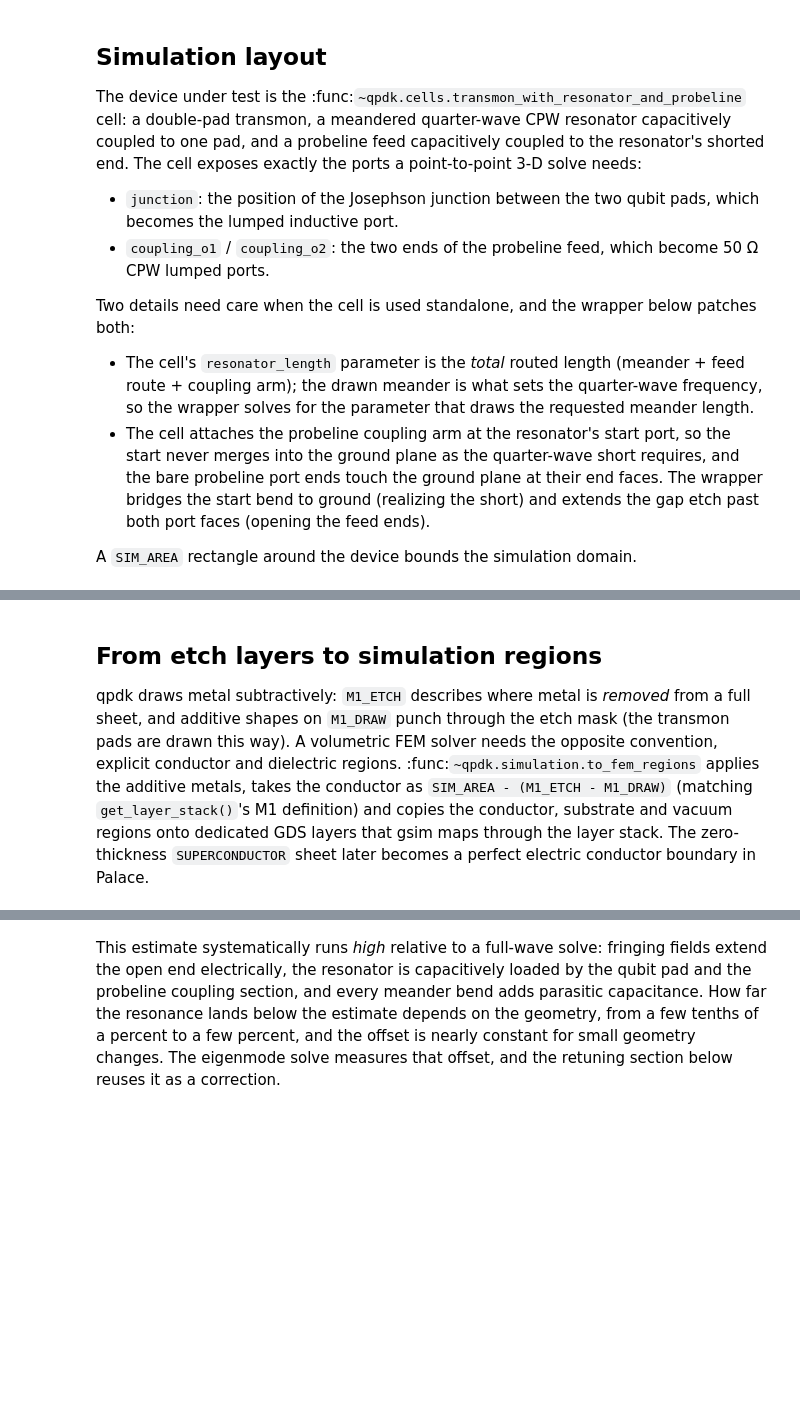
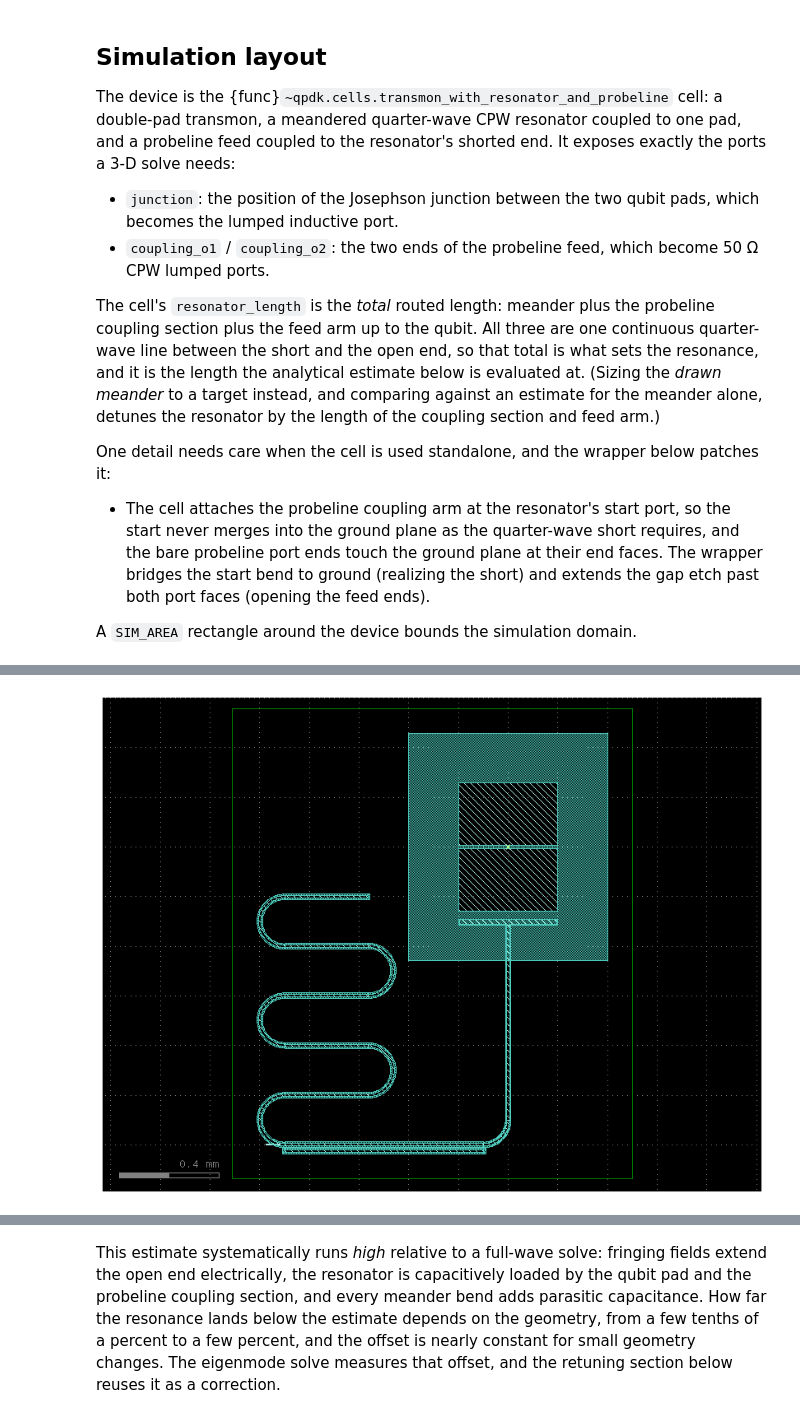
Before and after one commit to gdsfactory/quantum-rf-pdk, a Jupyter notebook: notebooks/palace_eigenmode_qubit_resonator.ipynb, the cells around one changed output, grey strips where cells are left out. Cells and saved outputs as stored; diff of their text form; code cells hidden in the pictures; blank space fills up the shorter version.

```diff
--- a/notebooks/palace_eigenmode_qubit_resonator.ipynb
+++ b/notebooks/palace_eigenmode_qubit_resonator.ipynb
@@ -88,25 +99,28 @@ PDK.activate()
 # %% [markdown]
 ## Simulation layout
 
-The device under test is the
-:func:`~qpdk.cells.transmon_with_resonator_and_probeline` cell: a double-pad
-transmon, a meandered quarter-wave CPW resonator
-capacitively coupled to one pad, and a probeline feed capacitively coupled to
-the resonator's shorted end. The cell exposes exactly the ports a
-point-to-point 3-D solve needs:
+The device is the
+{func}`~qpdk.cells.transmon_with_resonator_and_probeline` cell: a double-pad
+transmon, a meandered quarter-wave CPW resonator coupled to one pad, and a
+probeline feed coupled to the resonator's shorted end. It exposes exactly
+the ports a 3-D solve needs:
 
 - ``junction``: the position of the Josephson junction between the two qubit
   pads, which becomes the lumped inductive port.
 - ``coupling_o1`` / ``coupling_o2``: the two ends of the probeline feed, which
   become 50 Ω CPW lumped ports.
 
-Two details need care when the cell is used standalone, and the wrapper
-below patches both:
+The cell's ``resonator_length`` is the *total* routed length: meander plus
+the probeline coupling section plus the feed arm up to the qubit. All three
+are one continuous quarter-wave line between the short and the open end, so
+that total is what sets the resonance, and it is the length the analytical
+estimate below is evaluated at. (Sizing the *drawn meander* to a target
+instead, and comparing against an estimate for the meander alone, detunes the
+resonator by the length of the coupling section and feed arm.)
 
-- The cell's ``resonator_length`` parameter is the *total* routed length
-  (meander + feed route + coupling arm); the drawn meander is what sets the
-  quarter-wave frequency, so the wrapper solves for the parameter that draws
-  the requested meander length.
+One detail needs care when the cell is used standalone, and the wrapper below
+patches it:
+
 - The cell attaches the probeline coupling arm at the resonator's start port,
   so the start never merges into the ground plane as the quarter-wave short
   requires, and the bare probeline port ends touch the ground plane at their
@@ -116,33 +130,23 @@ below patches both:
 
 A ``SIM_AREA`` rectangle around the device bounds the simulation domain.
 # %%
-MEANDER_LENGTH = 5000.0  # µm, the drawn quarter-wave meander
+# Total routed length of the quarter-wave line, short to open. This is the
+# length the resonance is set by, and so the length the analytical estimate
+# below is evaluated at: the meander, the probeline coupling section and the
+# feed arm up to the qubit are all part of the same resonator.
+RESONATOR_LENGTH = 5000.0  # µm
 RESONATOR_MEANDERS = 5
-
-
-def _drawn_meander_length(resonator_length: float, meanders: int) -> float:
-    """Length of the meander the cell actually draws for a given parameter."""
-    probe = transmon_with_resonator_and_probeline(
-        qubit="double_pad_transmon_with_bbox",
-        resonator_length=resonator_length,
-        resonator_meanders=meanders,
-        qubit_rotation=90,
-    )
-    resonator = next(
-        inst.cell for inst in probe.insts if inst.cell.name.startswith("resonator_")
-    )
-    return resonator.info["length"]
 
 
 @gf.cell
 def qubit_resonator_sim_component(
-    meander_length: float = MEANDER_LENGTH,
+    resonator_length: float = RESONATOR_LENGTH,
     meanders: int = RESONATOR_MEANDERS,
 ) -> gf.Component:
     """Transmon, resonator and probeline wrapped with a simulation area.
 
     Args:
-        meander_length: Drawn length of the quarter-wave meander in µm.
+        resonator_length: Total routed length of the quarter-wave line in µm.
         meanders: Number of meander sections.
 
     Returns:
@@ -151,18 +155,20 @@ def qubit_resonator_sim_component(
     """
     c = gf.Component()
 
-    # The parameter is the total routed length; the overhead (feed route +
-    # coupling arm) is fixed by the layout constants, so one probe call
-    # calibrates the parameter for the requested meander.
-    probe_length = 5000.0
-    overhead = probe_length - _drawn_meander_length(probe_length, meanders)
     ref = c << transmon_with_resonator_and_probeline(
         qubit="double_pad_transmon_with_bbox",
-        resonator_length=meander_length + overhead,
+        resonator_length=resonator_length,
         resonator_meanders=meanders,
         qubit_rotation=90,
     )
     c.add_ports(ref.ports)
+    # The analytical estimate is evaluated at `resonator_length`, so the cell
+    # must actually route that length; meander quantisation could otherwise
+    # reintroduce the drift this notebook exists to avoid.
+    routed = ref.cell.info["length"]
+    assert abs(routed - resonator_length) < 1.0, (
+        f"cell routed {routed} µm, expected {resonator_length} µm"
+    )
 
     # Quarter-wave short: bridge the resonator's start bend to the ground
     # plane just west of it (see the notes above).
@@ -180,3 +186,4 @@ def qubit_resonator_sim_component(
 component = qubit_resonator_sim_component()
 component.plot()
 logger.info(f"Ports: {[p.name for p in component.ports]}")
+# %% [output]
@@ -183,13 +191 @@ logger.info(f"Ports: {[p.name for p in component.ports]}")
+[figure, added]
-# %% [markdown]
-## From etch layers to simulation regions
-
-qpdk draws metal subtractively: ``M1_ETCH`` describes where metal is
-*removed* from a full sheet, and additive shapes on ``M1_DRAW`` punch through
-the etch mask (the transmon pads are drawn this way). A volumetric FEM solver
-needs the opposite convention, explicit conductor and dielectric regions.
-:func:`~qpdk.simulation.to_fem_regions` applies the additive metals, takes
-the conductor as ``SIM_AREA - (M1_ETCH - M1_DRAW)`` (matching
-``get_layer_stack()``'s M1 definition) and copies the conductor, substrate
-and vacuum regions onto dedicated GDS layers that gsim maps through the
-layer stack. The zero-thickness `SUPERCONDUCTOR` sheet later becomes a
-perfect electric conductor boundary in Palace.
```
Also changed, not shown: parts of 32 cells of this notebook, 5 other files.
